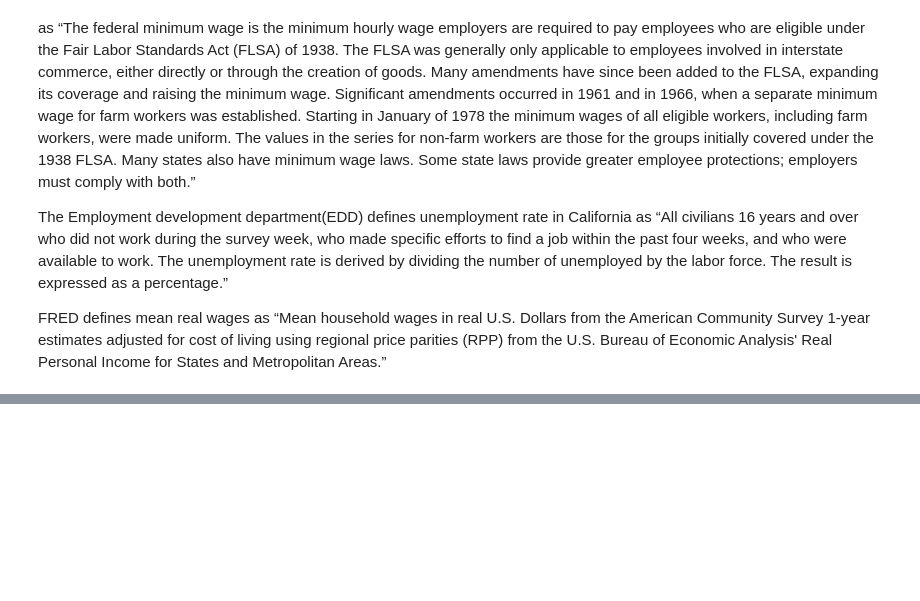
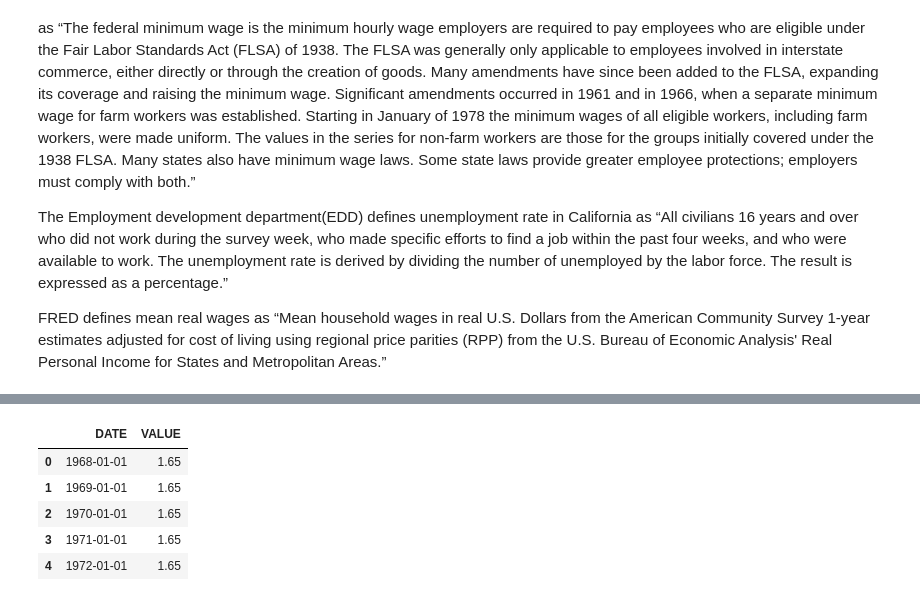
Before and after one commit to juliacw921/Group-Project, a Jupyter notebook: Group Project.ipynb, the cells around one changed output, grey strips where cells are left out. Cells and saved outputs as stored; diff of their text form; code cells hidden in the pictures; blank space fills up the shorter version.

```diff
--- a/Group Project.ipynb
+++ b/Group Project.ipynb
@@ -27,0 +32,12 @@ FRED defines mean real wages as “Mean household wages in real U.S. Dollars fro
+# %%
+# Access Data
+url = 'https://fred.stlouisfed.org/series/STTMINWGCA/downloaddata/STTMINWGCA.csv'
+data = pd.read_csv(url, parse_dates=True)
+data.head()
+# %% [output]
+|  | DATE | VALUE |
+| 0 | 1968-01-01 | 1.65 |
+| 1 | 1969-01-01 | 1.65 |
+| 2 | 1970-01-01 | 1.65 |
+| 3 | 1971-01-01 | 1.65 |
+| 4 | 1972-01-01 | 1.65 |
```
Also changed, not shown: parts of 13 cells of this notebook.
